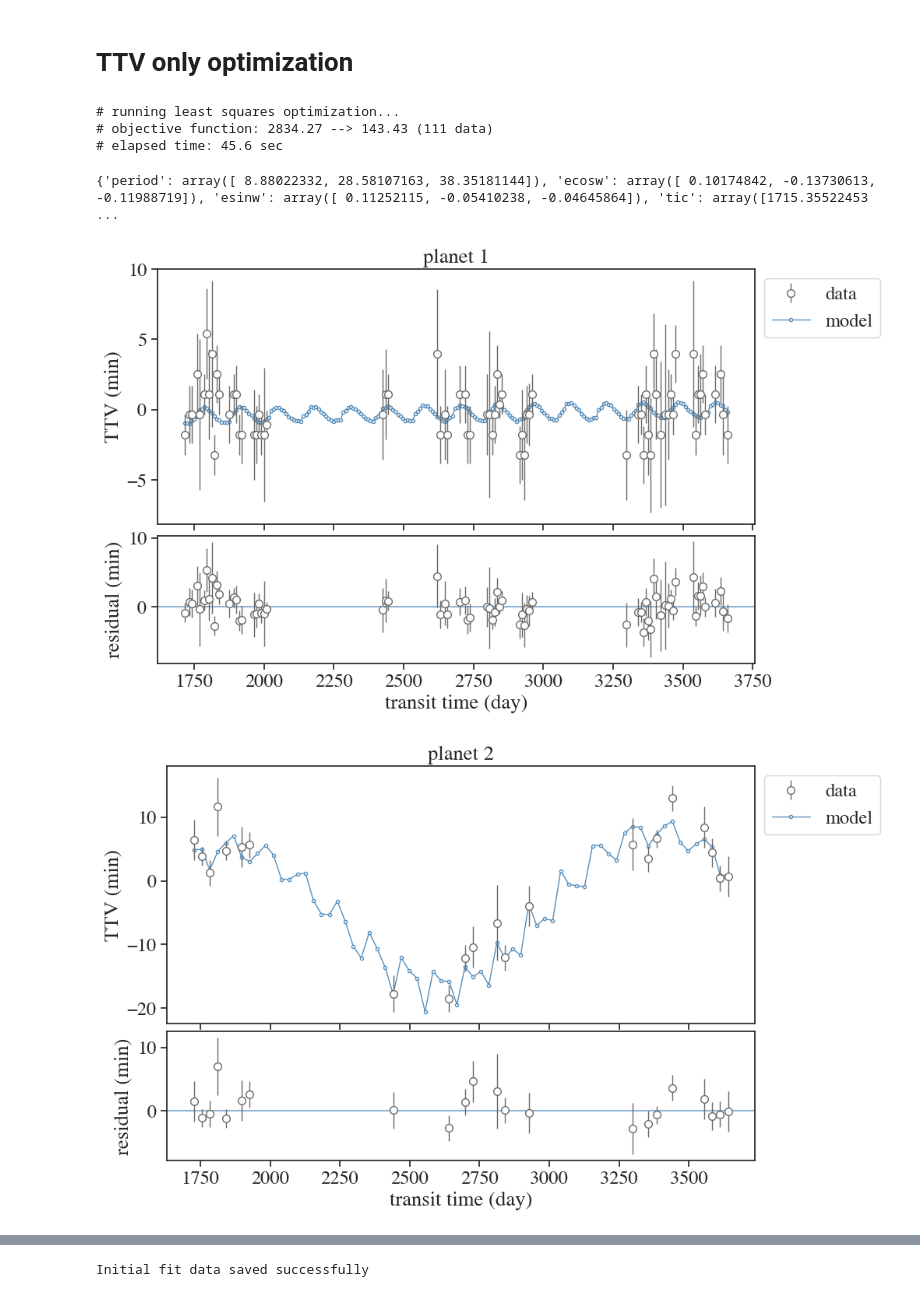
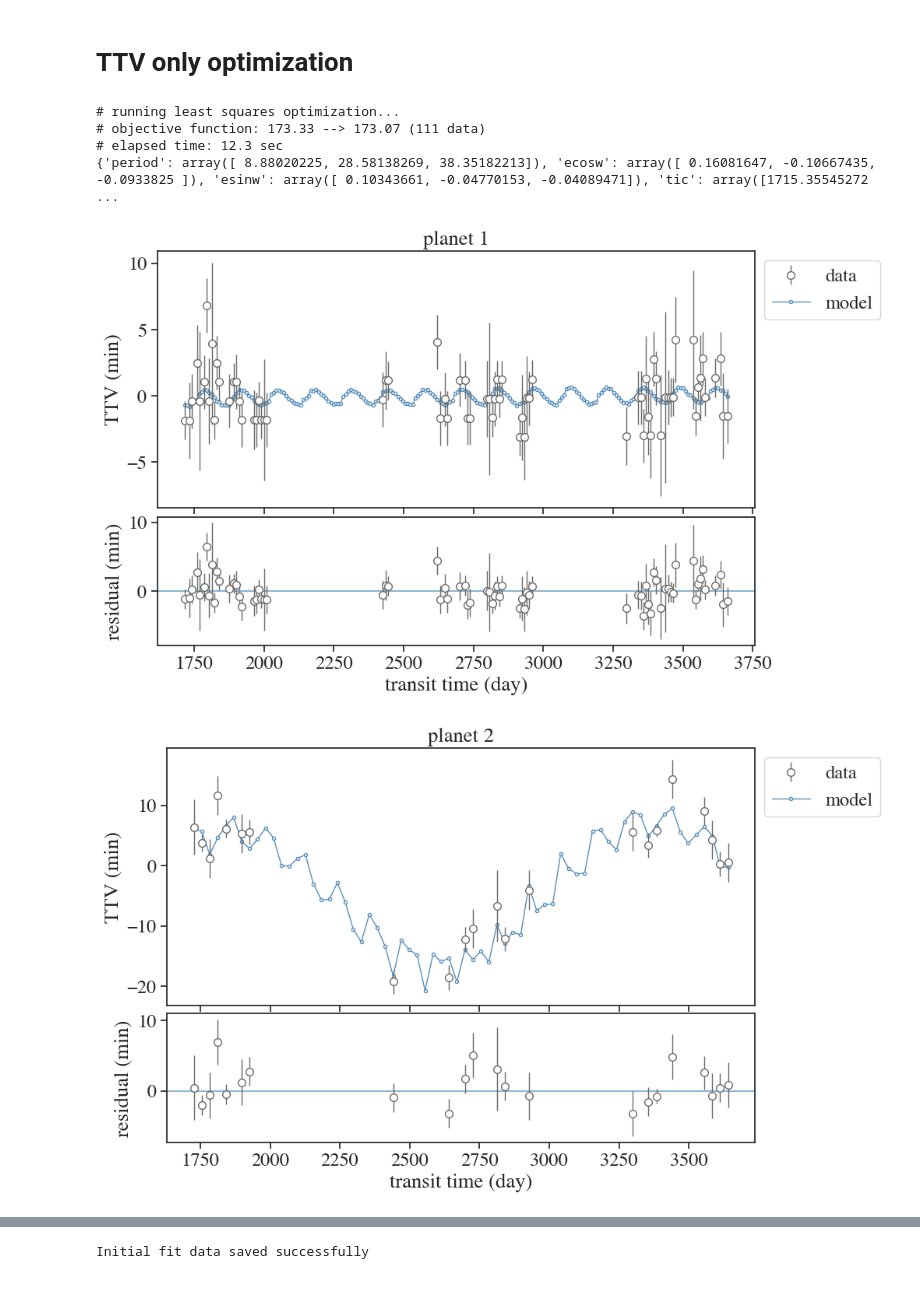
Before and after one commit to pentrican10/tess-resonant-systems, a Jupyter notebook: toi1339_photodynamics.ipynb, the cells around one changed output, grey strips where cells are left out. Saved outputs shown, nothing was run; the diff lists cells and outputs as text; code cells hidden in the pictures.

```diff
--- a/toi1339_photodynamics.ipynb
+++ b/toi1339_photodynamics.ipynb
@@ -48,7 +48,7 @@ print(d)
 # %%
 tcobs = [jnp.array(d.Tc[d.Planet_num==j+1]) for j in range(3)]
 errorobs = [jnp.array(d.Tc_err[d.Planet_num==j+1]) for j in range(3)]
-p_init = [8.88, 28.579657965796578, 38.35013501350135]
+p_init = [8.88020257, 28.58140011, 38.35180318]
 
 # tcobs = [jnp.array(d.Tc[d.Planet_num==j+2]) for j in range(2)]
 # errorobs = [jnp.array(d.Tc_err[d.Planet_num==j+2]) for j in range(2)]
@@ -162,31 +162,31 @@ param_bounds_ttv = ttv_default_parameter_bounds(nt, emax=0.5)
 # %%
 # p_init = np.array([8.87594849, 28.579657965796578, 38.35013501350135,
 #                    0.0, 0.05, 0.05,
 #                    0.0, 0.05, 0.05,
 #                    1715.3049092, 1726.05430737, 1743.55228223,
 #                    -10.41341358, -10.92425031, -11.61737528])
 
-p_init = np.array([8.88024929, 28.58105936, 38.35127389,
-                   0.08967285, -0.03122826, -0.02854283,
-                   0.02429598, -0.02812115, -0.02376113,
-                   1715.35537921, 1726.05347036, 1743.5556377,
-                   -10.93680148, -11.36203103, -11.92638369,
+p_init = np.array([8.88020257, 28.58140011, 38.35180318,
+                   0.16996202, -0.09855112, -0.0863744,
+                   0.09494596, -0.04802669, -0.04114657,
+                   1715.3554624, 1726.054591, 1743.55713087,
+                   -10.90254937, -11.3564078 , -11.88909652,
 
 
 ])
 
 # p_init = np.array([28.579657965796578, 38.35013501350135,
 #                    -0.21369753, -0.18361236,
 #                    -0.23016884, -0.19734158,
 #                    1726.05430737, 1743.55228223,
 #                    -10.97106092, -11.30491702])
 
 popt = ttv_optim_curve_fit(nt, param_bounds_ttv, p_init=p_init)
 print(popt)
 # %% [output]
 # running least squares optimization...
-# objective function: 2834.27 --> 143.43 (111 data)
-# elapsed time: 45.6 sec
+# objective function: 173.33 --> 173.07 (111 data)
+# elapsed time: 12.3 sec
+{'period': array([ 8.88020225, 28.58138269, 38.35182213]), 'ecosw': array([ 0.16081647, -0.10667435, -0.0933825 ]), 'esinw': array([ 0.10343661, -0.04770153, -0.04089471]), 'tic': array([1715.35545272 ...
-{'period': array([ 8.88022332, 28.58107163, 38.35181144]), 'ecosw': array([ 0.10174842, -0.13730613, -0.11988719]), 'esinw': array([ 0.11252115, -0.05410238, -0.04645864]), 'tic': array([1715.35522453 ...
-[figure, old version]
+[figure, new version]
-[figure, old version]
+[figure, new version]
```
Also changed, not shown: parts of 7 cells of this notebook, 1 other file.
